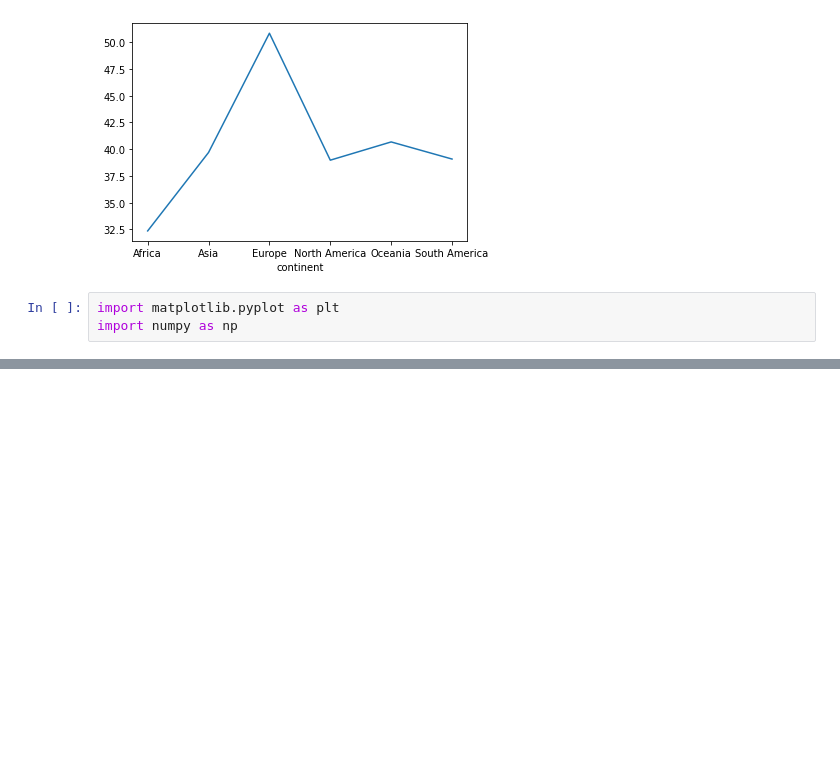
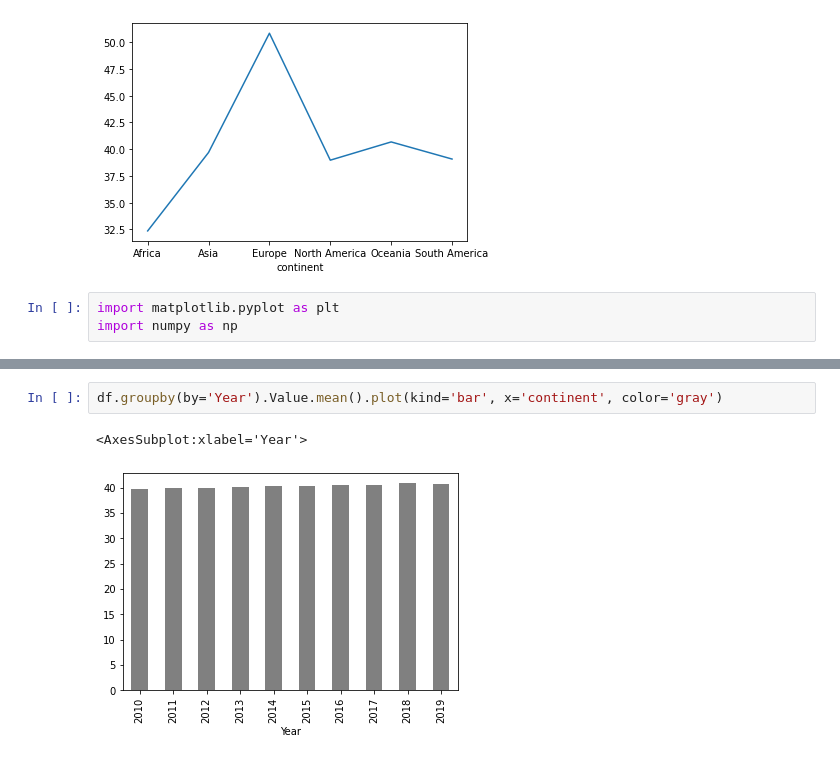
Before and after one commit to areenaarora/insects_in_diet, a Jupyter notebook: protein-per-capita.ipynb, the cells around one changed output, grey strips where cells are left out. Saved outputs shown, nothing was run; the diff lists cells and outputs as text; blank space fills up the shorter version.

```diff
--- a/protein-per-capita.ipynb
+++ b/protein-per-capita.ipynb
@@ -228,0 +240,5 @@ NameError: name 'df_plot' is not defined
+# %%
+df.groupby(by='Year').Value.mean().plot(kind='bar', x='continent', color='gray')
+# %% [output]
+<AxesSubplot:xlabel='Year'>
+[figure, added]
```
Also changed, not shown: parts of 5 cells of this notebook.
